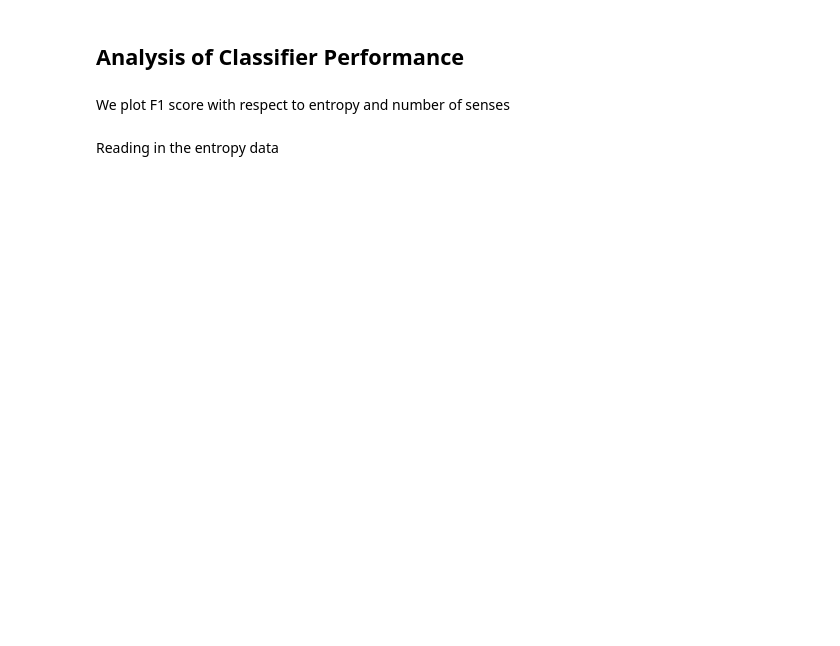
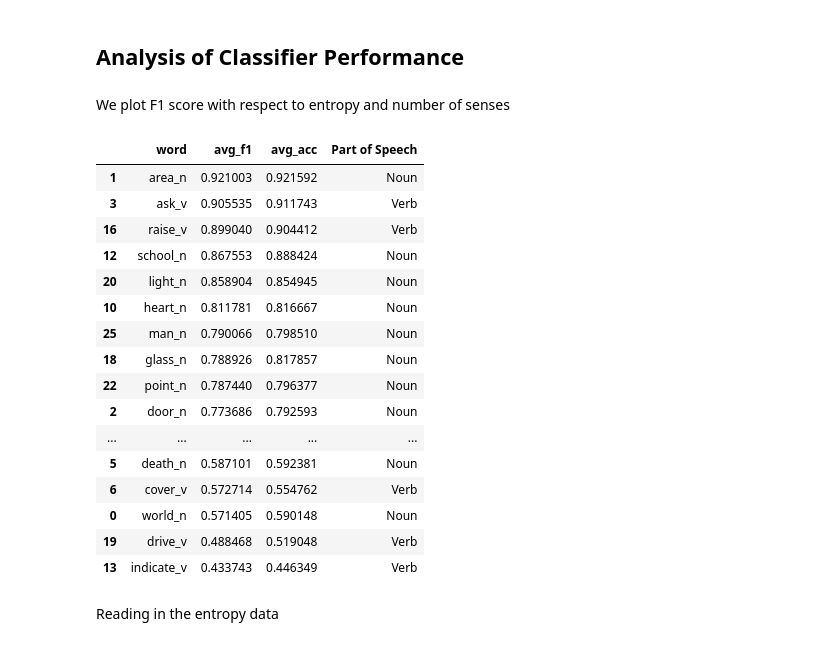
Before and after one commit to sathvikn/bert-wordsense, a Jupyter notebook: codebase/notebooks/logistic_test.ipynb, the cells around one changed output. Saved outputs shown, nothing was run; the diff lists cells and outputs as text; code cells hidden in the pictures; blank space fills up the shorter version.

```diff
--- a/codebase/notebooks/logistic_test.ipynb
+++ b/codebase/notebooks/logistic_test.ipynb
@@ -64,7 +64,27 @@ model_perf
 # %% [markdown]
 We plot F1 score with respect to entropy and number of senses
 # %%
-model_perf['Part of Speech'] = model_perf['pos'].replace({'n': "Noun", 'v': 'Verb'}) # For plotting
+model_perf['Part of Speech'] = model_perf['word'].apply(lambda s: s.split("_")[1])
+model_perf['Part of Speech'].replace({"n": "Noun", "v": "Verb"}, inplace = True)
+model_perf
+# %% [output]
+|  | word | avg_f1 | avg_acc | Part of Speech |
+| 1 | area_n | 0.921003 | 0.921592 | Noun |
+| 3 | ask_v | 0.905535 | 0.911743 | Verb |
+| 16 | raise_v | 0.899040 | 0.904412 | Verb |
+| 12 | school_n | 0.867553 | 0.888424 | Noun |
+| 20 | light_n | 0.858904 | 0.854945 | Noun |
+| 10 | heart_n | 0.811781 | 0.816667 | Noun |
+| 25 | man_n | 0.790066 | 0.798510 | Noun |
+| 18 | glass_n | 0.788926 | 0.817857 | Noun |
+| 22 | point_n | 0.787440 | 0.796377 | Noun |
+| 2 | door_n | 0.773686 | 0.792593 | Noun |
+| ... | ... | ... | ... | ... |
+| 5 | death_n | 0.587101 | 0.592381 | Noun |
+| 6 | cover_v | 0.572714 | 0.554762 | Verb |
+| 0 | world_n | 0.571405 | 0.590148 | Noun |
+| 19 | drive_v | 0.488468 | 0.519048 | Verb |
+| 13 | indicate_v | 0.433743 | 0.446349 | Verb |
 # %% [markdown]
 Reading in the entropy data
 # %%
```
Also changed, not shown: parts of 5 cells of this notebook, 13 other files.
